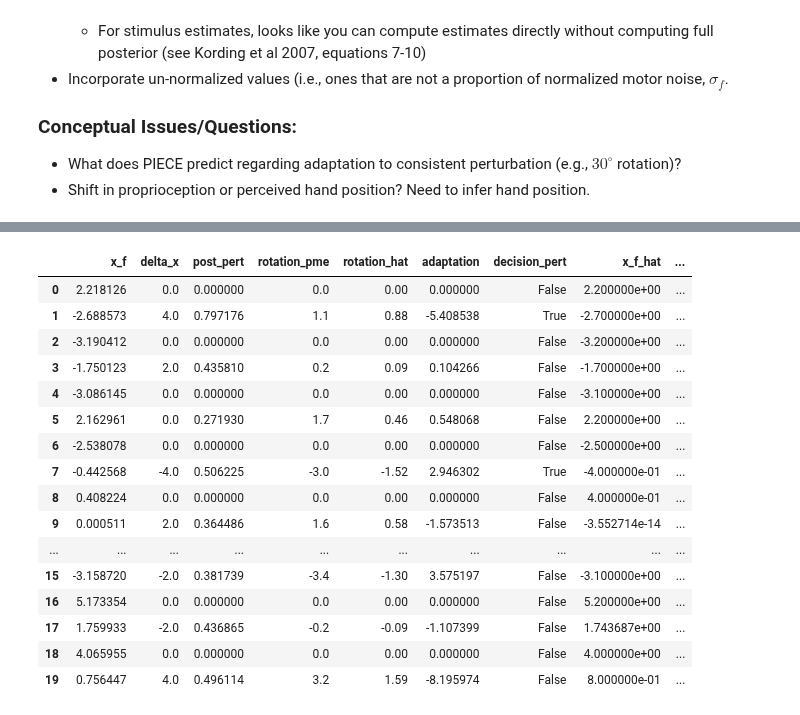
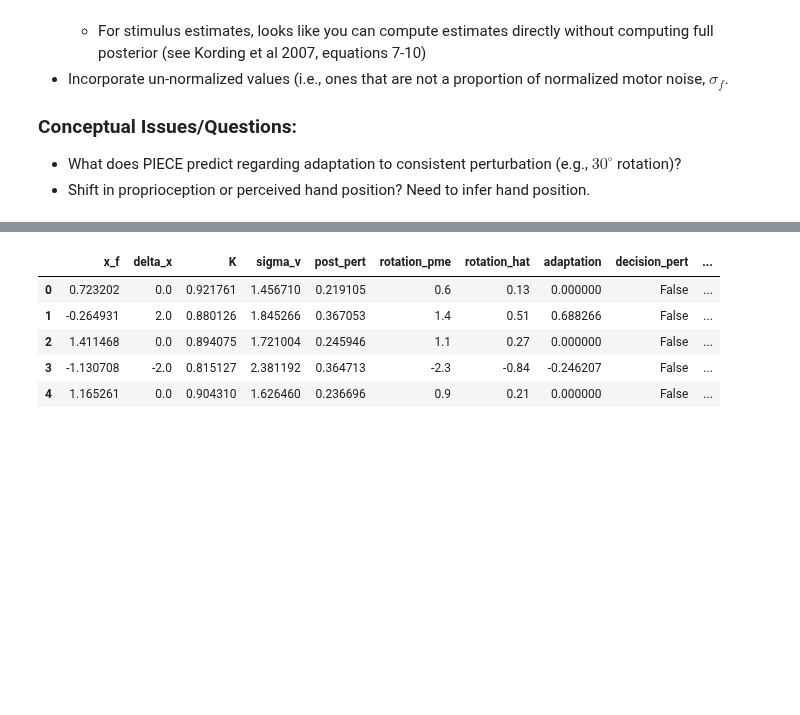
Before and after one commit to ccmlab-ubc/ige-ege, a Jupyter notebook: experiment-1/scripts/hyo-causal-inference-model.ipynb, the cells around one changed output, grey strips where cells are left out. Cells and saved outputs as stored; diff of their text form; code cells hidden in the pictures; blank space fills up the shorter version.

```diff
--- a/experiment-1/scripts/hyo-causal-inference-model.ipynb
+++ b/experiment-1/scripts/hyo-causal-inference-model.ipynb
@@ -138,7 +158,7 @@ b = 0  # Subject's motor bias
 
 x_grid = np.arange(-10, 10, 0.1)  # Possible endpoint locations
 # %%
-%%time
+# %%time
 # Simulate data
 # np.random.seed(777)
 random = 0
@@ -166,6 +186,8 @@ x_f_pme_nopert = np.zeros(num_trials)
 x_f_pme_pert = np.zeros(num_trials)
 x_f_hat = np.zeros(num_trials)
 x_f = np.zeros(num_trials)
+sigma_v = np.zeros(num_trials)
+K = np.zeros(num_trials)
 like_nopert_analytical = []
 prior_pert = 0.5
 
@@ -178,18 +200,17 @@ for i in range(num_trials - 1):
 
     if vis_fb[i] == 0:
         xhat_v = 0
-        sigma_v = 1e2
+        sigma_v[i] = 1e2
     else:
         xhat_v = x_f[i] + delta_x[i]
-        sigma_v = 1.179 + 0.384 * np.abs(xhat_v)  # after Zhang et al
-        # sigma_v = 1
-    J_v = 1 / sigma_v**2
+        sigma_v[i] = 1.179 + 0.384 * np.abs(xhat_v)  # after Zhang et al
+    J_v = 1 / sigma_v[i]**2
     J_pert = 1 / sigma_pert**2
-    K = J_v / (J_v + J_pert)
+    K[i] = J_v / (J_v + J_pert)
 
     # Compute no perturbation likelihood (working with log-probs for numerical accuracy)
     loglik_nopert = (
-        f(xhat_u, x_fs, sigma_u) + f(xhat_v, x_fs, sigma_v)
+        f(xhat_u, x_fs, sigma_u) + f(xhat_v, x_fs, sigma_v[i])
         + f(xhat_p, x_fs, sigma_p) + f(x_fs, b, sigma_f)
     )
     loglik_nopert = logsumexp(loglik_nopert.flatten(), b=0.1)
@@ -198,13 +219,13 @@ for i in range(num_trials - 1):
     # Compute the likelihood using closed-form solution to validate other calculation
     like_nopert_analytical.append(
         integral_prod_gauss(
-            *[[xhat_u, xhat_v, xhat_p, b], [sigma_u, sigma_v, sigma_p, sigma_f]]
+            *[[xhat_u, xhat_v, xhat_p, b], [sigma_u, sigma_v[i], sigma_p, sigma_f]]
         )
     )
 
     # Compute perturbation likelihood
     loglik_pert = (
-        f(xhat_u, x_fs, sigma_u) + f(xhat_v, x_fs + d_xvs, sigma_v)
+        f(xhat_u, x_fs, sigma_u) + f(xhat_v, x_fs + d_xvs, sigma_v[i])
         + f(xhat_p, x_fs, sigma_p) + f(d_xvs, mu_pert, sigma_pert)
         + f(x_fs, b, sigma_f)
     )
@@ -221,7 +242,7 @@ for i in range(num_trials - 1):
     decision_pert.append((1 - post_pert[-1]) < post_pert[-1])
 
     # Posterior over rotation size - first compute likelihood
-    loglik_rotation = f(x_fs, b, sigma_f) + f(xhat_v, x_fs + d_xvs, sigma_v)
+    loglik_rotation = f(x_fs, b, sigma_f) + f(xhat_v, x_fs + d_xvs, sigma_v[i])
     loglik_rotation = logsumexp(loglik_rotation, axis=0)  # marginalize over hand location
     log_post_rotation = logsumexp(
         f(d_xvs, 0, sigma_pert)
@@ -240,11 +261,11 @@ for i in range(num_trials - 1):
     # Posterior over hand position - need to compute this for perturbed and unperturbed world states!
     log_post_x_f_nopert = (
         f(x_fs, b, sigma_f) + f(x_fs, xhat_u, sigma_u)
-        + f(x_fs, xhat_p, sigma_p) + f(xhat_v, x_fs, sigma_v)
+        + f(x_fs, xhat_p, sigma_p) + f(xhat_v, x_fs, sigma_v[i])
     )
     log_post_x_f_pert = (
         (f(x_fs, b, sigma_f) + f(x_fs, xhat_u, sigma_u) + f(x_fs, xhat_p, sigma_p)).flatten()
-        + logsumexp(f(xhat_v, x_fs + d_xvs, sigma_v) + f(d_xvs, mu_pert, sigma_pert), axis=1, b=0.1)
+        + logsumexp(f(xhat_v, x_fs + d_xvs, sigma_v[i]) + f(d_xvs, mu_pert, sigma_pert), axis=1, b=0.1)
     )
     x_f_pme_nopert[i] = x_grid[np.argmax(np.exp(log_post_x_f_nopert.flatten()))]
     x_f_pme_pert[i] = x_grid[np.argmax(np.exp(log_post_x_f_pert.flatten()))]
@@ -252,7 +273,7 @@ for i in range(num_trials - 1):
 
     # Simulate trial-by-trial adaptation
     # x_f[i + 1] = rotation_hat[i]*-1 + eps[i + 1]
-    x_f[i + 1] = post_pert[i] * K * (xhat_v - x_f_hat[i]) * -1 + eps[i + 1]
+    x_f[i + 1] = post_pert[i] * K[i] * (xhat_v - x_f_hat[i]) * -1 + eps[i + 1]
 
 # Append values to final trial to keep arrays same size - has no effect on
 # analysis bc these trials get trimmed from adaptation data frame
@@ -264,34 +282,23 @@ Wall time: 1.15 s
 # %%
 # adaptation quantified as difference in hand angle post- and pre-perturbation
 adaptation = np.zeros(num_trials)
-adaptation[1:-1:2] = x_f[2::2] - x_f[0:-1:2]
+adaptation[1::n_per_miniblock] = x_f[2::n_per_miniblock] - x_f[0:-1:n_per_miniblock]
 
 # Create data frame with all trials
 df = pd.DataFrame({
-    "x_f":x_f, "delta_x":delta_x, "post_pert":post_pert, "rotation_pme":np.round(rotation_pme, 2),
+    "x_f":x_f, "delta_x":delta_x, "K":K, "sigma_v":sigma_v, "post_pert":post_pert, "rotation_pme":np.round(rotation_pme, 2),
     "rotation_hat":np.round(rotation_hat, 2), "adaptation":adaptation, "decision_pert":decision_pert,
     "x_f_hat":x_f_hat, "percept_shift":x_f_hat - x_f, "x_f_pme_nopert":x_f_pme_nopert,
     "x_f_pme_pert": x_f_pme_pert
 })
-df.head(20)
+df.head(5)
 # %% [output]
-|  | x_f | delta_x | post_pert | rotation_pme | rotation_hat | adaptation | decision_pert | x_f_hat | ... |
-| 0 | 2.218126 | 0.0 | 0.000000 | 0.0 | 0.00 | 0.000000 | False | 2.200000e+00 | ... |
-| 1 | -2.688573 | 4.0 | 0.797176 | 1.1 | 0.88 | -5.408538 | True | -2.700000e+00 | ... |
-| 2 | -3.190412 | 0.0 | 0.000000 | 0.0 | 0.00 | 0.000000 | False | -3.200000e+00 | ... |
-| 3 | -1.750123 | 2.0 | 0.435810 | 0.2 | 0.09 | 0.104266 | False | -1.700000e+00 | ... |
-| 4 | -3.086145 | 0.0 | 0.000000 | 0.0 | 0.00 | 0.000000 | False | -3.100000e+00 | ... |
-| 5 | 2.162961 | 0.0 | 0.271930 | 1.7 | 0.46 | 0.548068 | False | 2.200000e+00 | ... |
-| 6 | -2.538078 | 0.0 | 0.000000 | 0.0 | 0.00 | 0.000000 | False | -2.500000e+00 | ... |
-| 7 | -0.442568 | -4.0 | 0.506225 | -3.0 | -1.52 | 2.946302 | True | -4.000000e-01 | ... |
-| 8 | 0.408224 | 0.0 | 0.000000 | 0.0 | 0.00 | 0.000000 | False | 4.000000e-01 | ... |
-| 9 | 0.000511 | 2.0 | 0.364486 | 1.6 | 0.58 | -1.573513 | False | -3.552714e-14 | ... |
-| ... | ... | ... | ... | ... | ... | ... | ... | ... | ... |
-| 15 | -3.158720 | -2.0 | 0.381739 | -3.4 | -1.30 | 3.575197 | False | -3.100000e+00 | ... |
-| 16 | 5.173354 | 0.0 | 0.000000 | 0.0 | 0.00 | 0.000000 | False | 5.200000e+00 | ... |
-| 17 | 1.759933 | -2.0 | 0.436865 | -0.2 | -0.09 | -1.107399 | False | 1.743687e+00 | ... |
-| 18 | 4.065955 | 0.0 | 0.000000 | 0.0 | 0.00 | 0.000000 | False | 4.000000e+00 | ... |
-| 19 | 0.756447 | 4.0 | 0.496114 | 3.2 | 1.59 | -8.195974 | False | 8.000000e-01 | ... |
+|  | x_f | delta_x | K | sigma_v | post_pert | rotation_pme | rotation_hat | adaptation | decision_pert | ... |
+| 0 | 0.723202 | 0.0 | 0.921761 | 1.456710 | 0.219105 | 0.6 | 0.13 | 0.000000 | False | ... |
+| 1 | -0.264931 | 2.0 | 0.880126 | 1.845266 | 0.367053 | 1.4 | 0.51 | 0.688266 | False | ... |
+| 2 | 1.411468 | 0.0 | 0.894075 | 1.721004 | 0.245946 | 1.1 | 0.27 | 0.000000 | False | ... |
+| 3 | -1.130708 | -2.0 | 0.815127 | 2.381192 | 0.364713 | -2.3 | -0.84 | -0.246207 | False | ... |
+| 4 | 1.165261 | 0.0 | 0.904310 | 1.626460 | 0.236696 | 0.9 | 0.21 | 0.000000 | False | ... |
 # %%
 # Create trimmed data frame without null trials
 df_adapt = df.iloc[1::2].reset_index()
```
Also changed, not shown: parts of 11 cells of this notebook, 2 other files.
